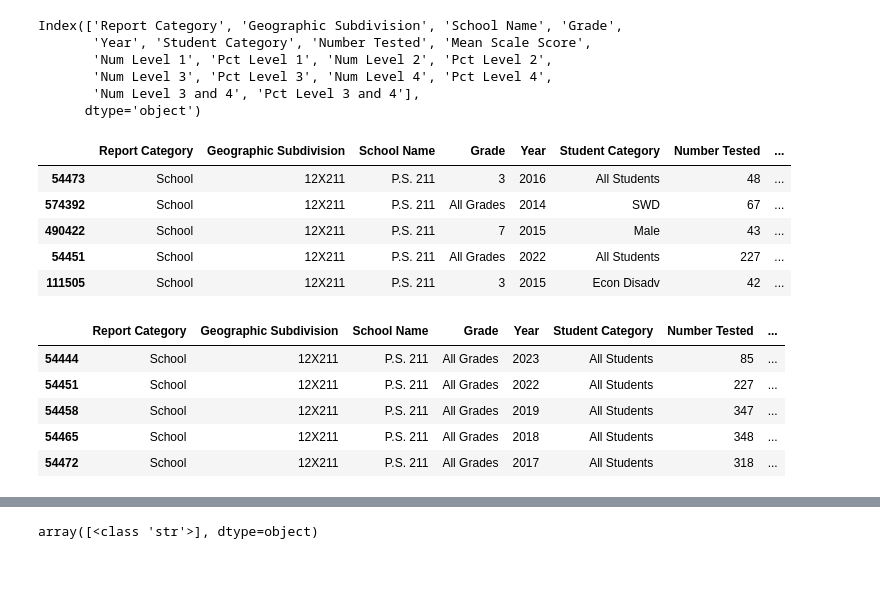
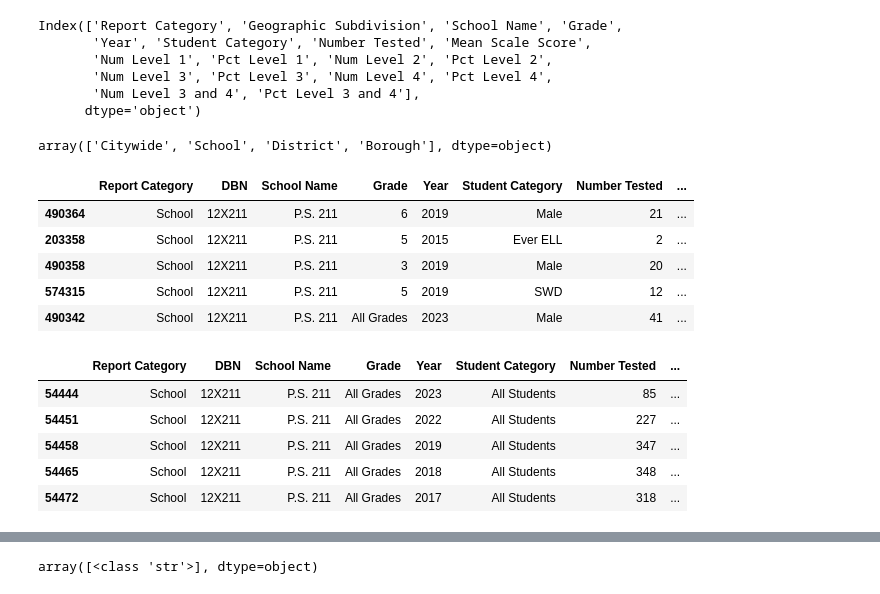
Before and after one commit to myCanaless/NYCeducation-duringCOVID, a Jupyter notebook: code/michaels_TestResults_analysis.ipynb, the cells around one changed output, grey strips where cells are left out. Drawn from its saved outputs; the diff is of its cells as text; code cells hidden in the pictures.

```diff
--- a/code/michaels_TestResults_analysis.ipynb
+++ b/code/michaels_TestResults_analysis.ipynb
@@ -6,5 +6,5 @@ import numpy as np
 import matplotlib.pyplot as plt
 import seaborn as sns
 # %%
-results = pd.read_csv('../data/English_Language_Arts__ELA__Test_Results_2013-2023_20240501.csv')
+ELA_results = pd.read_csv('../data/English_Language_Arts__ELA__Test_Results_2013-2023_20240501.csv')
 # %%
@@ -67,25 +67,31 @@ Index(['Report Category', 'Geographic Subdivision', 'School Name', 'Grade',
        'Num Level 3', 'Pct Level 3', 'Num Level 4', 'Pct Level 4',
        'Num Level 3 and 4', 'Pct Level 3 and 4'],
       dtype='object')
+# %%
+ELA_results.rename(columns={'Geographic Subdivision':'DBN'}, inplace=True)
+# %%
+ELA_results['Report Category'].unique()
+# %% [output]
+array(['Citywide', 'School', 'District', 'Borough'], dtype=object)
 # %%
 # School with Highest Economic Need  - 12X211 - HEN
 # School with Lowest Economic Need  - 02M183 - LEN
 
-results[results['Geographic Subdivision'] == '12X211'].sample(5)
+ELA_results[ELA_results['DBN'] == '12X211'].sample(5)
 # %% [output]
-|  | Report Category | Geographic Subdivision | School Name | Grade | Year | Student Category | Number Tested | ... |
-| 54473 | School | 12X211 | P.S. 211 | 3 | 2016 | All Students | 48 | ... |
-| 574392 | School | 12X211 | P.S. 211 | All Grades | 2014 | SWD | 67 | ... |
-| 490422 | School | 12X211 | P.S. 211 | 7 | 2015 | Male | 43 | ... |
-| 54451 | School | 12X211 | P.S. 211 | All Grades | 2022 | All Students | 227 | ... |
-| 111505 | School | 12X211 | P.S. 211 | 3 | 2015 | Econ Disadv | 42 | ... |
+|  | Report Category | DBN | School Name | Grade | Year | Student Category | Number Tested | ... |
+| 490364 | School | 12X211 | P.S. 211 | 6 | 2019 | Male | 21 | ... |
+| 203358 | School | 12X211 | P.S. 211 | 5 | 2015 | Ever ELL | 2 | ... |
+| 490358 | School | 12X211 | P.S. 211 | 3 | 2019 | Male | 20 | ... |
+| 574315 | School | 12X211 | P.S. 211 | 5 | 2019 | SWD | 12 | ... |
+| 490342 | School | 12X211 | P.S. 211 | All Grades | 2023 | Male | 41 | ... |
 # %%
-results[(results['Geographic Subdivision'] == '12X211') &
-        (results['Grade'] == 'All Grades') &
-        (results['Student Category'] == 'All Students')
+ELA_results[(ELA_results['DBN'] == '12X211') &
+        (ELA_results['Grade'] == 'All Grades') &
+        (ELA_results['Student Category'] == 'All Students')
         ].head(5)
 # %% [output]
-|  | Report Category | Geographic Subdivision | School Name | Grade | Year | Student Category | Number Tested | ... |
+|  | Report Category | DBN | School Name | Grade | Year | Student Category | Number Tested | ... |
 | 54444 | School | 12X211 | P.S. 211 | All Grades | 2023 | All Students | 85 | ... |
 | 54451 | School | 12X211 | P.S. 211 | All Grades | 2022 | All Students | 227 | ... |
 | 54458 | School | 12X211 | P.S. 211 | All Grades | 2019 | All Students | 347 | ... |
```
Also changed, not shown: parts of 56 cells of this notebook, 12 other files.
